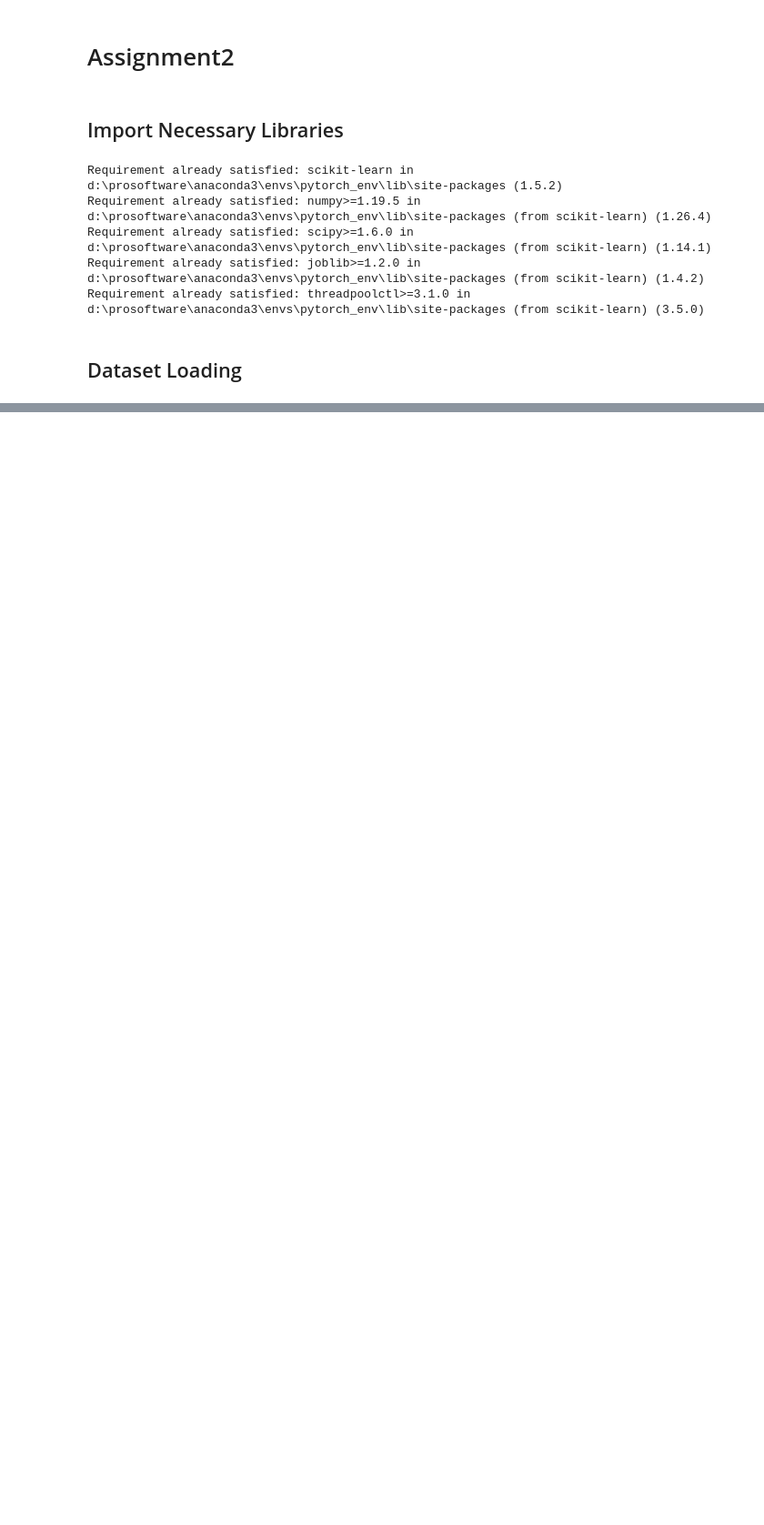
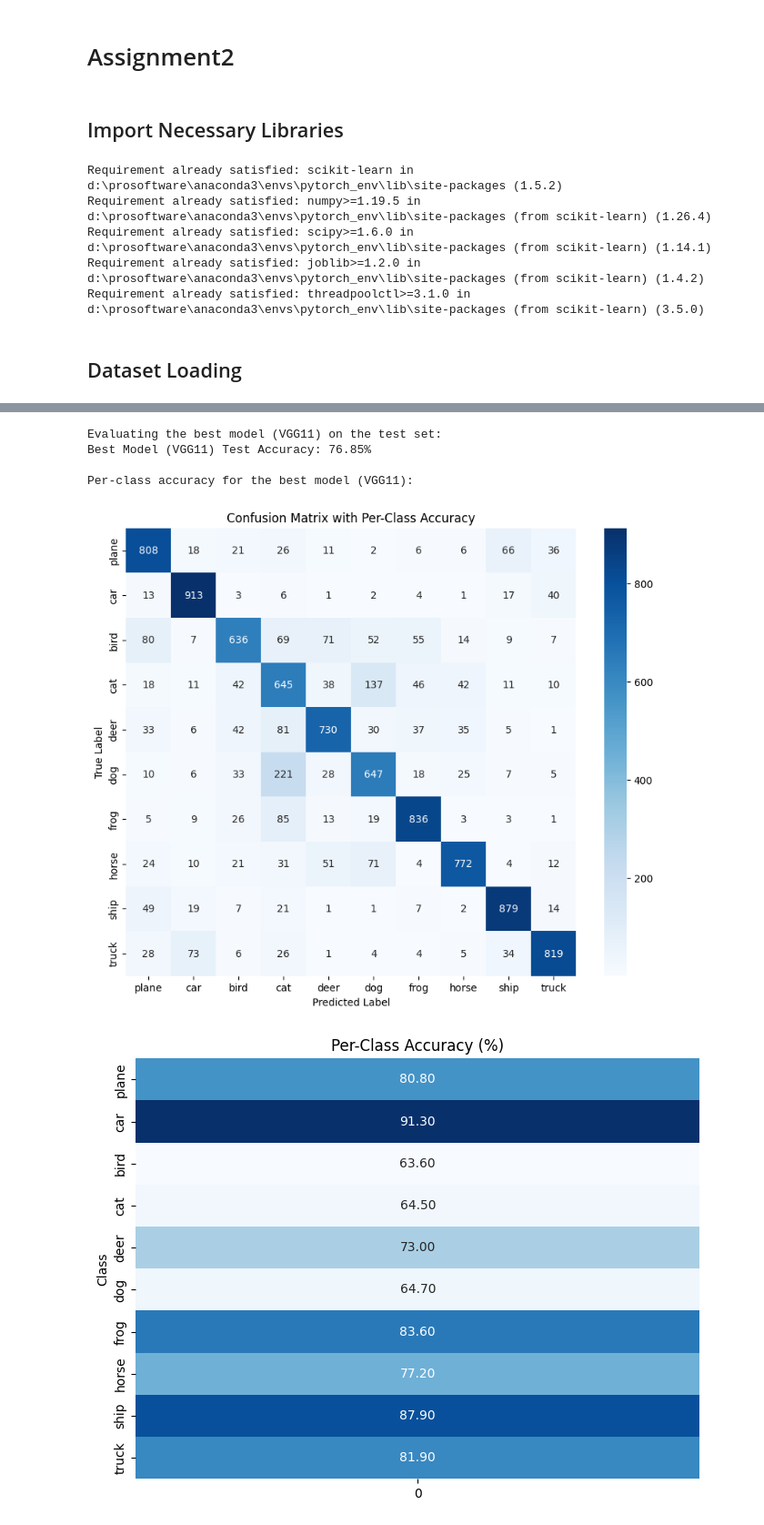
Before and after one commit to MuMind93/4439_COMP_SCI_7318_Assignment2, a Jupyter notebook: Assignment2_a1919980.ipynb, the cells around one changed output, grey strips where cells are left out. Shown at 91% size. Drawn from its saved outputs; the diff is of its cells as text; code cells hidden in the pictures; blank space fills up the shorter version.

Commit message:
train from scratch

```diff
--- a/Assignment2_a1919980.ipynb
+++ b/Assignment2_a1919980.ipynb
@@ -405,8 +71,0 @@ VGG16 - Epoch 10/10
-# %%
-# Evaluate MobileNetV2 model
-print("\nTraining and Evaluating MobileNetV2...")
-mobilenet_v2_model = get_mobilenet_v2_model()
-optimizer = optim.Adam(mobilenet_v2_model.classifier[-1].parameters(), lr=0.001)
-mobilenet_v2_model = train_with_early_stopping("MobileNetV2", mobilenet_v2_model, train_loader, val_loader, criterion, optimizer, num_epochs=num_epochs)
-mobilenet_v2_test_metrics = evaluate_metrics(mobilenet_v2_model, test_loader)
-print(f"MobileNetV2 Test Metrics - Accuracy: {mobilenet_v2_test_metrics[0]:.2f}%, Precision: {mobilenet_v2_test_metrics[1]:.2f}%, Recall: {mobilenet_v2_test_metrics[2]:.2f}%, F1 Score: {mobilenet_v2_test_metrics[3]:.2f}%")
@@ -526,0 +289,57 @@ plot_per_class_accuracy_heatmap(mobilenetv2_per_class_accuracy, "MobileNetV2", c
+# %%
+import seaborn as sns
+from sklearn.metrics import confusion_matrix
+
+# Function to calculate per-class accuracy and generate heatmap
+def evaluate_per_class_accuracy(model, loader, class_names):
+    model.eval()
+    all_preds = []
+    all_labels = []
+    with torch.no_grad():
+        for inputs, labels in loader:
+            inputs, labels = inputs.to(device), labels.to(device)
+            outputs = model(inputs)
+            _, predicted = outputs.max(1)
+            all_preds.extend(predicted.cpu().numpy())
+            all_labels.extend(labels.cpu().numpy())
+
+    # Generate confusion matrix
+    conf_matrix = confusion_matrix(all_labels, all_preds)
+    per_class_accuracy = conf_matrix.diagonal() / conf_matrix.sum(axis=1) * 100
+
+    # Create heatmap
+    plt.figure(figsize=(10, 8))
+    sns.heatmap(conf_matrix, annot=True, fmt="d", cmap="Blues", xticklabels=class_names, yticklabels=class_names)
+    plt.xlabel("Predicted Label")
+    plt.ylabel("True Label")
+    plt.title("Confusion Matrix with Per-Class Accuracy")
+    plt.show()
+
+    # Display per-class accuracy as a heatmap
+    plt.figure(figsize=(8, 6))
+    sns.heatmap(per_class_accuracy.reshape(-1, 1), annot=True, cmap="Blues", yticklabels=class_names, cbar=False, fmt=".2f")
+    plt.ylabel("Class")
+    plt.title("Per-Class Accuracy (%)")
+    plt.show()
+
+    return per_class_accuracy
+
+# Class names for CIFAR-10
+class_names = ['plane', 'car', 'bird', 'cat', 'deer', 'dog', 'frog', 'horse', 'ship', 'truck']
+
+# Final evaluation on the test set
+print(f"\nEvaluating the best model ({best_model_name}) on the test set:")
+test_accuracy = evaluate_metrics(best_model, test_loader)
+print(f"Best Model ({best_model_name}) Test Accuracy: {test_accuracy:.2f}%")
+
+# Generate heatmap for per-class accuracy
+print(f"\nPer-class accuracy for the best model ({best_model_name}):")
+per_class_accuracy = evaluate_per_class_accuracy(best_model, test_loader, class_names)
+print(f"Per-class accuracy: {per_class_accuracy}")
+# %% [output]
+Evaluating the best model (VGG11) on the test set:
+Best Model (VGG11) Test Accuracy: 76.85%
+
+Per-class accuracy for the best model (VGG11):
+[figure, added]
+[figure, added]
```
Also changed, not shown: parts of 13 cells of this notebook.
